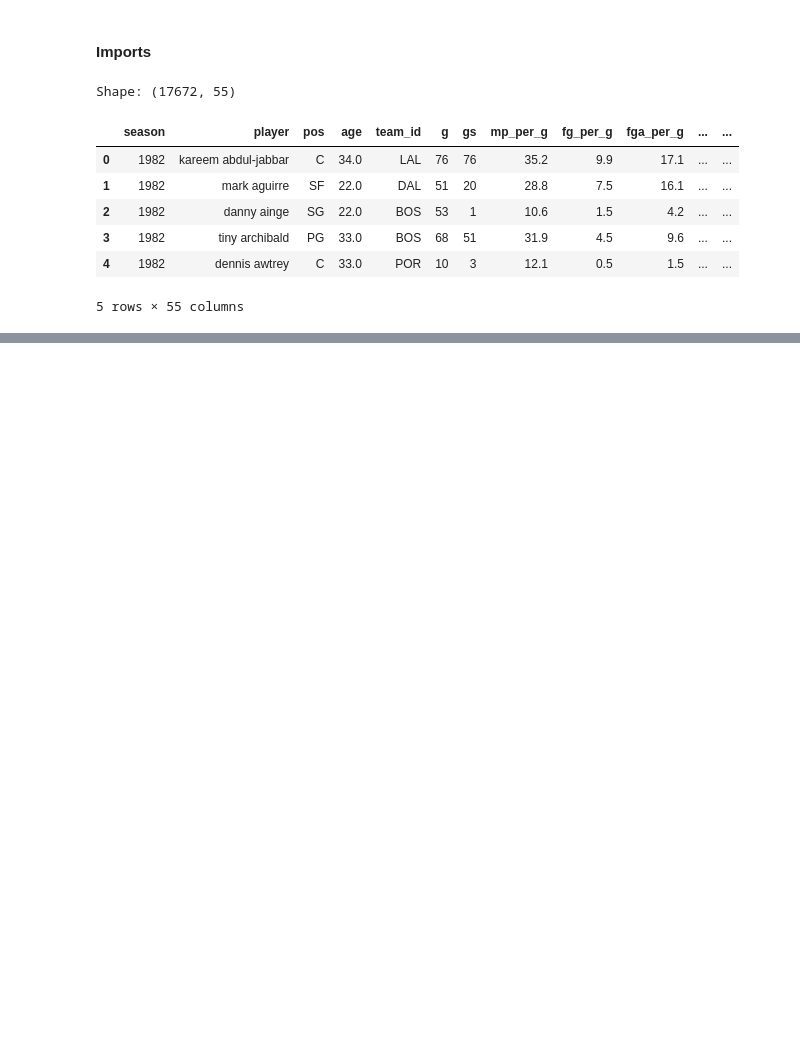
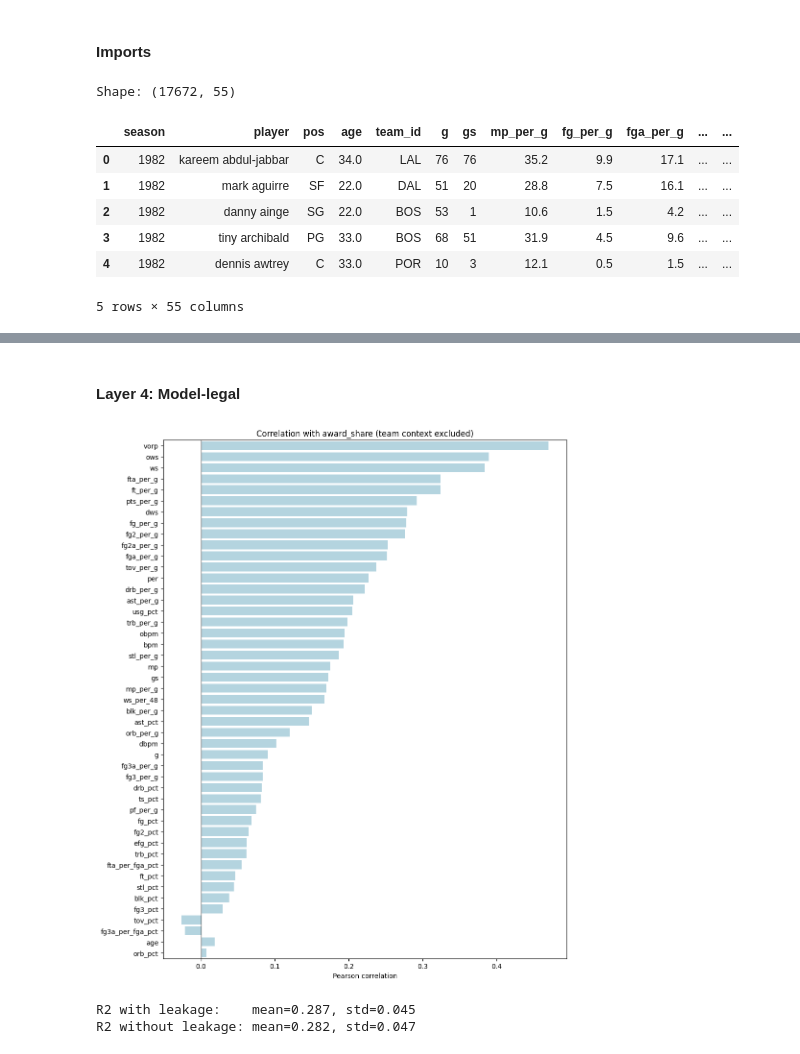
Before and after one commit to guanming420/project-repo, a Jupyter notebook: notebooks/02_eda.ipynb, the cells around one changed output, grey strips where cells are left out. Saved outputs shown, nothing was run; the diff lists cells and outputs as text; code cells hidden in the pictures; blank space fills up the shorter version.

```diff
--- a/notebooks/02_eda.ipynb
+++ b/notebooks/02_eda.ipynb
@@ -39,0 +182,42 @@ Index(['season', 'player', 'pos', 'age', 'team_id', 'g', 'gs', 'mp_per_g',
+# %% [markdown]
+#### Layer 4: Model-legal
+# %%
+model_legal_df = df[feature_num_cols_model_legal + [target]]
+
+corr = model_legal_df.corr(numeric_only=True)[target].drop(target)
+
+# sort by absolute correlation
+corr_sorted = corr.reindex(corr.abs().sort_values(ascending=False).index)
+
+plt.figure(figsize=(10, max(6, 0.25 * len(corr_sorted))))
+sns.barplot(x=corr_sorted.values, y=corr_sorted.index, color="lightblue")
+plt.axvline(0, color="black", linewidth=0.8)
+plt.title("Correlation with award_share (team context excluded)")
+plt.xlabel("Pearson correlation")
+plt.ylabel("")
+plt.tight_layout()
+plt.show()
+
+# Full features (all numeric except target)
+X_full = df[feature_num_cols_all]
+y = df[target]
+
+# No-leakage features
+X_noleak = df[feature_num_cols_model_legal]
+# Simple model + imputer
+model = make_pipeline(
+    SimpleImputer(strategy="median"),
+    Ridge(alpha=1.0)
+)
+
+cv = KFold(n_splits=5, shuffle=True, random_state=42)
+
+r2_full = cross_val_score(model, X_full, y, cv=cv, scoring="r2")
+r2_noleak = cross_val_score(model, X_noleak, y, cv=cv, scoring="r2")
+
+print(f"R2 with leakage:    mean={r2_full.mean():.3f}, std={r2_full.std():.3f}")
+print(f"R2 without leakage: mean={r2_noleak.mean():.3f}, std={r2_noleak.std():.3f}")
+# %% [output]
+[figure, added]
+R2 with leakage:    mean=0.287, std=0.045
+R2 without leakage: mean=0.282, std=0.047
```
Also changed, not shown: parts of 10 cells of this notebook, 1 other file.
